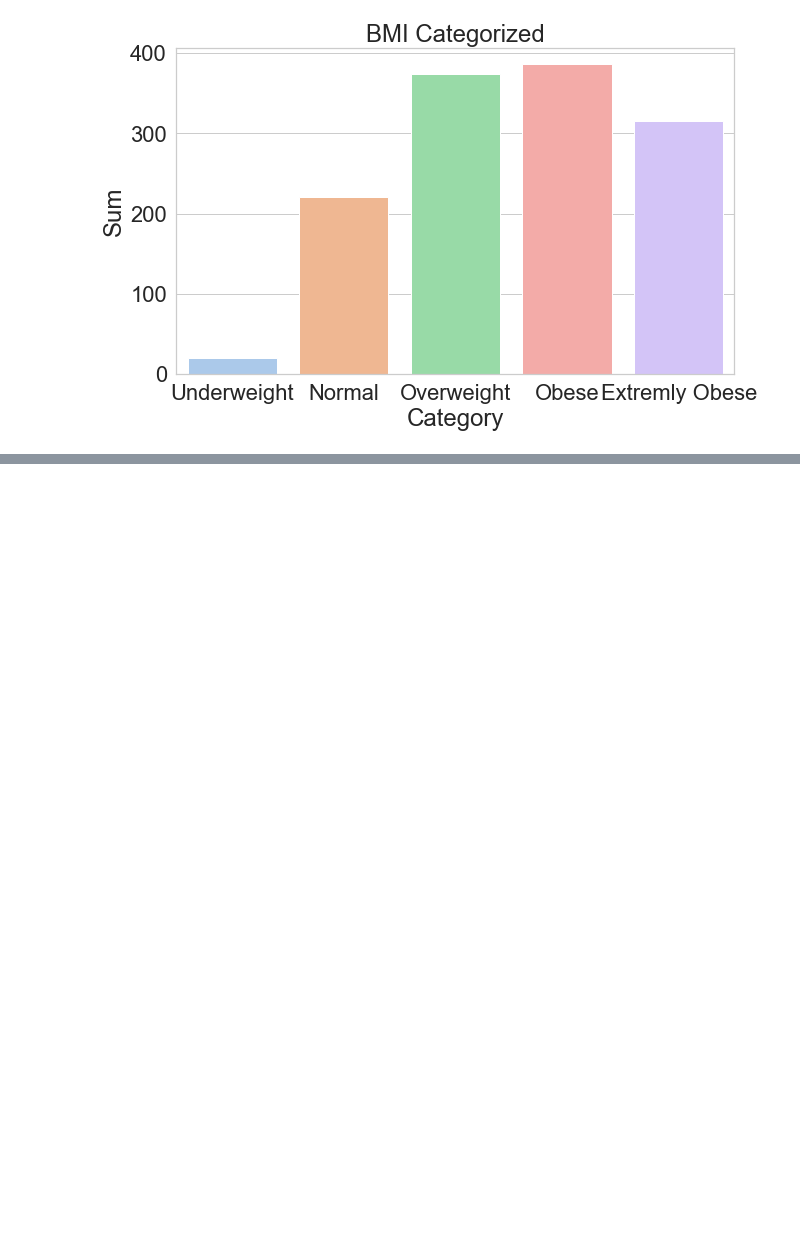
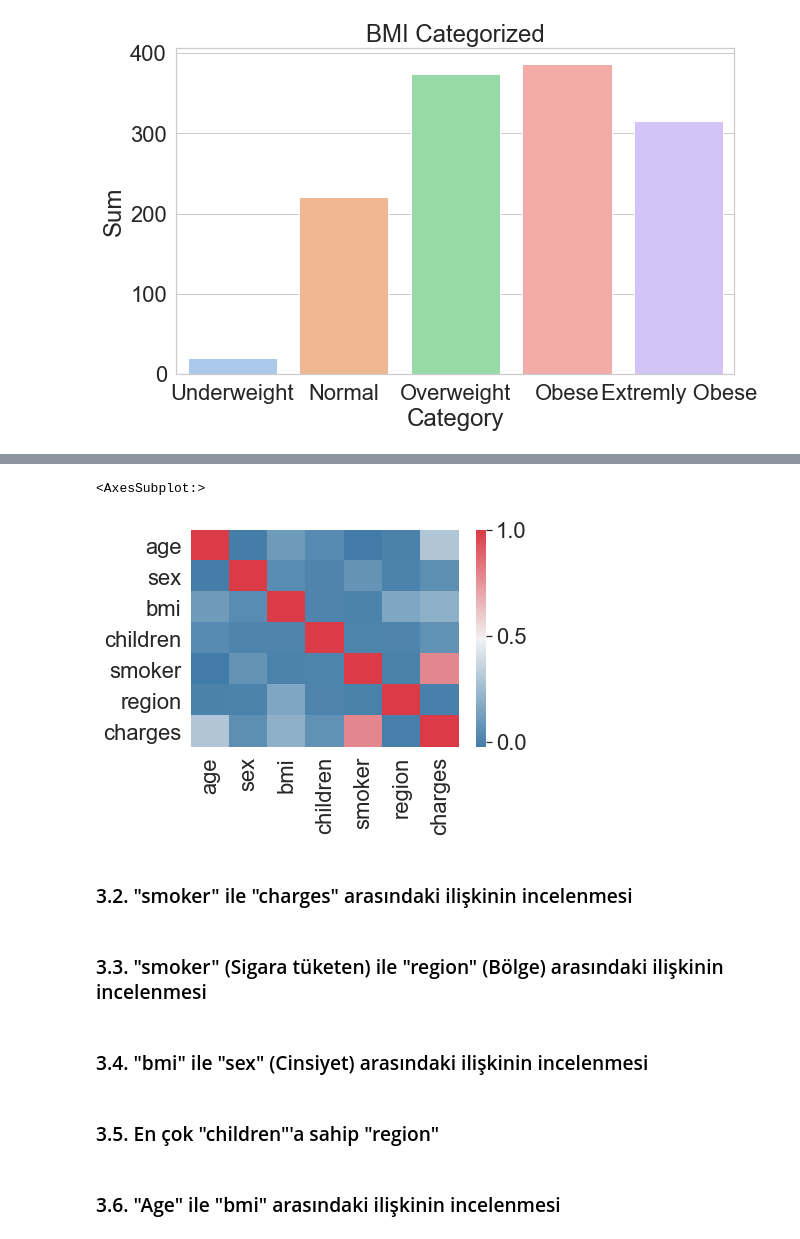
Before and after one commit to hakanceran64/AI_Summer_Camp_Medical_Cost_Analysis, a Jupyter notebook: medical_cost.ipynb, the cells around one changed output, grey strips where cells are left out. Drawn from its saved outputs; the diff is of its cells as text; code cells hidden in the pictures; blank space fills up the shorter version.

```diff
--- a/medical_cost.ipynb
+++ b/medical_cost.ipynb
@@ -116,3 +131,11 @@ p.set_title("BMI Categorized")
 plt.show()
 # %% [output]
 [figure]
+# %%
+
+from sklearn.preprocessing import LabelEncoder
+label_encoder=LabelEncoder()
+
+df_insurance['smoker'] = label_encoder.fit_transform(df_insurance['smoker'])
+df_insurance['region']=label_encoder.fit_transform(df_insurance['region'])
+df_insurance['sex']=label_encoder.fit_transform(df_insurance['sex'])
@@ -118,0 +153,15 @@ plt.show()
+# %%
+sns.heatmap(df_insurance.corr(),cmap=sns.diverging_palette(240,10,as_cmap=True))
+# %% [output]
+<AxesSubplot:>
+[figure, added]
+# %% [markdown]
+### 3.2. "smoker" ile "charges" arasındaki ilişkinin incelenmesi
+# %% [markdown]
+### 3.3. "smoker" (Sigara tüketen) ile "region" (Bölge) arasındaki ilişkinin incelenmesi
+# %% [markdown]
+### 3.4. "bmi" ile "sex" (Cinsiyet) arasındaki ilişkinin incelenmesi
+# %% [markdown]
+### 3.5. En çok "children"'a sahip "region"
+# %% [markdown]
+### 3.6. "Age" ile "bmi" arasındaki ilişkinin incelenmesi
```
Also changed, not shown: parts of 17 cells of this notebook.
